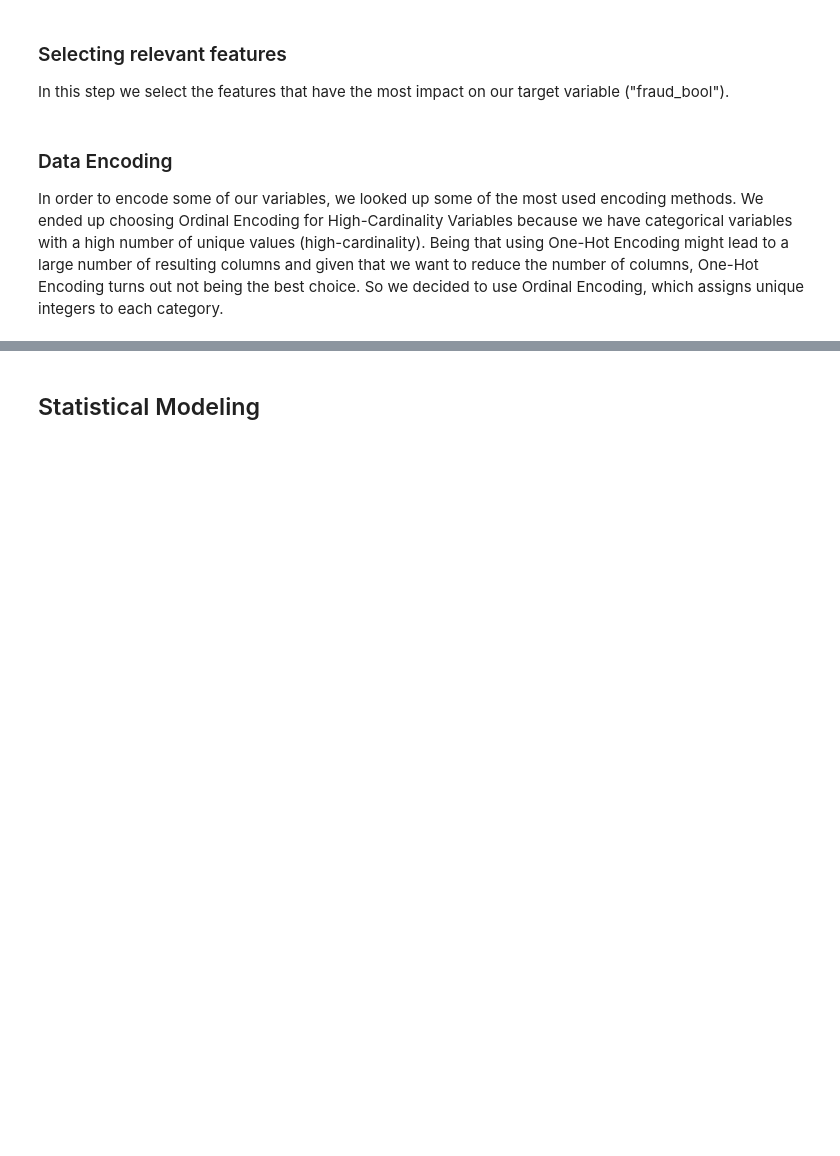
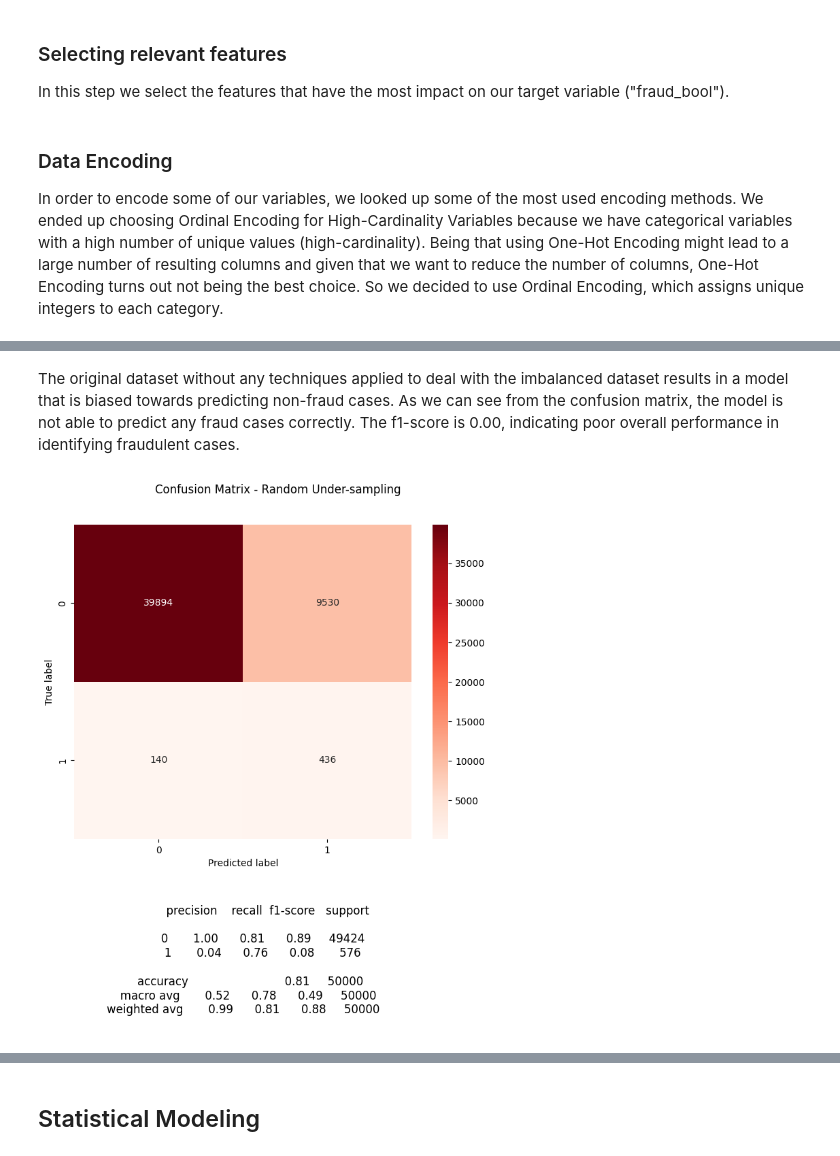
Before and after one commit to jogp10/Acc_Opening_fraud-ML, a Jupyter notebook: src/1_bankfraud_analysis.ipynb, the cells around one changed output, grey strips where cells are left out. Cells and saved outputs as stored; diff of their text form; code cells hidden in the pictures; blank space fills up the shorter version.

```diff
--- a/src/1_bankfraud_analysis.ipynb
+++ b/src/1_bankfraud_analysis.ipynb
@@ -216,0 +280,24 @@ dataset[columns_to_encode] = encoder.fit_transform(dataset[columns_to_encode])
+# %% [markdown]
+The original dataset without any techniques applied to deal with the imbalanced dataset results in a model that is biased towards predicting non-fraud cases. As we can see from the confusion matrix, the model is not able to predict any fraud cases correctly. The f1-score is 0.00, indicating poor overall performance in identifying fraudulent cases.
+# %%
+
+# Apply Random Under-sampling to balance the data
+rus = RandomUnderSampler(random_state=42)
+X_resampled_rus, y_resampled_rus = rus.fit_resample(X_train, y_train)
+
+
+# Train a Random Forest classifier on the balanced data using Random Under-sampling
+clf_rus = RandomForestClassifier(random_state=42)
+clf_rus.fit(X_resampled_rus, y_resampled_rus)
+
+# Evaluate the Random Under-sampling model on the test set
+y_pred_rus = clf_rus.predict(X_test)
+
+# Confusion Matrix
+cm = confusion_matrix(y_test, y_pred_rus)
+
+report = classification_report(y_test, y_pred_rus, zero_division=0)
+# Plot the confusion matrix
+plot_confusion_matrix(report, cm, 'Confusion Matrix - Random Under-sampling')
+# %% [output]
+[figure, added]
```
Also changed, not shown: parts of 17 cells of this notebook.
